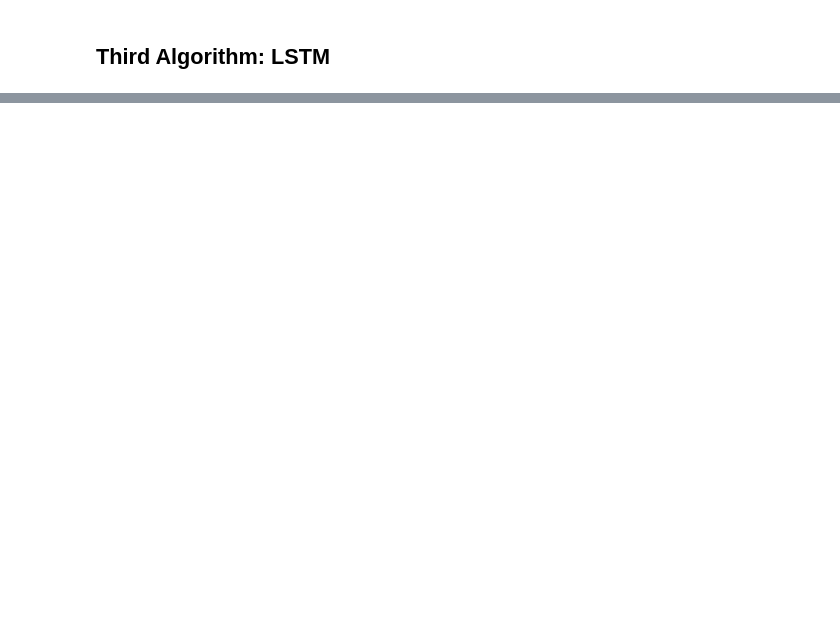
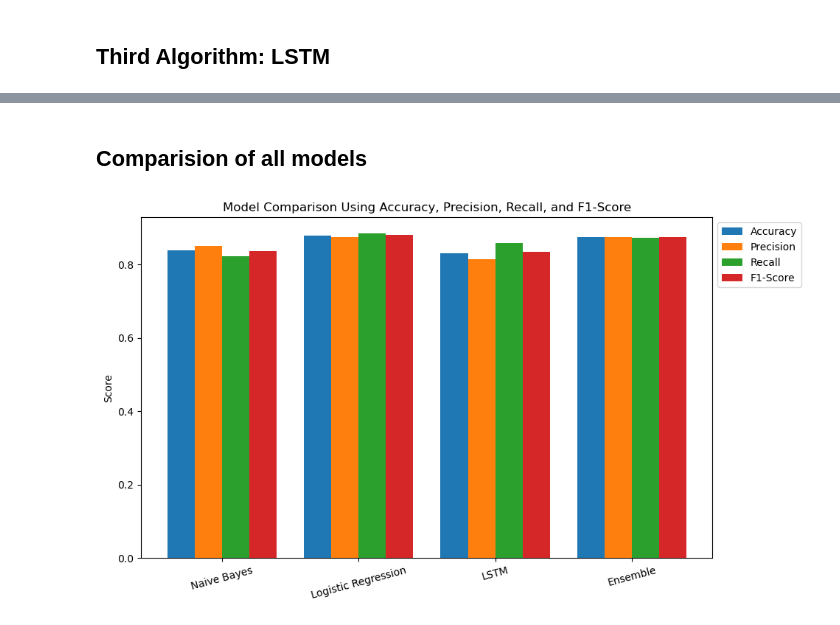
Before and after one commit to shakyaa89/Movie-Reviews-Sentiment-Analysis, a Jupyter notebook: 23048469 Shashwat Shakya.ipynb, the cells around one changed output, grey strips where cells are left out. Cells and saved outputs as stored; diff of their text form; code cells hidden in the pictures; blank space fills up the shorter version.

```diff
--- a/23048469 Shashwat Shakya.ipynb
+++ b/23048469 Shashwat Shakya.ipynb
@@ -394,0 +467,2 @@ plt.show()
+# %% [markdown]
+## Comparision of all models
@@ -394,0 +475,45 @@ plt.show()
+# %%
+# Calculating the accuracy, precision, recall, and f1-score of logistic regression model
+lr_accuracy = accuracy_score(y_test, lr_pred)
+lr_precision = precision_score(y_test, lr_pred)
+lr_recall = recall_score(y_test, lr_pred)
+lr_f1 = f1_score(y_test, lr_pred)
+# %%
+# Calculating the accuracy, precision, recall, and f1-score of LSTM model
+lstm_accuracy = accuracy_score(y_test, lstm_pred)
+lstm_precision = precision_score(y_test, lstm_pred)
+lstm_recall = recall_score(y_test, lstm_pred)
+lstm_f1 = f1_score(y_test, lstm_pred)
+# %%
+# Calculating the accuracy, precision, recall, and f1-score of ensemble model
+ensemble_accuracy = accuracy_score(y_test, ensemble_pred)
+ensemble_precision = precision_score(y_test, ensemble_pred)
+ensemble_recall = recall_score(y_test, ensemble_pred)
+ensemble_f1 = f1_score(y_test, ensemble_pred)
+# %%
+# Creating lists of accuracy, precision, recall and f1-score
+models_accuracy = [nb_accuracy, lr_accuracy, lstm_accuracy, ensemble_accuracy]
+models_precision = [nb_precision, lr_precision, lstm_precision, ensemble_precision]
+models_recall = [nb_recall, lr_recall, lstm_recall, ensemble_recall]
+models_f1 = [nb_f1, lr_f1, lstm_f1, ensemble_f1]
+# %%
+# Model names for labels in graph
+models = ["Naive Bayes", "Logistic Regression", "LSTM", "Ensemble"]
+
+x = np.arange(len(models))
+
+# Plotting figure for bar graph
+plt.figure(figsize=(10, 6))
+plt.bar(x - 0.3, models_accuracy, 0.2, label="Accuracy")
+plt.bar(x - 0.1, models_precision, 0.2, label="Precision")
+plt.bar(x + 0.1, models_recall, 0.2, label="Recall")
+plt.bar(x + 0.3, models_f1, 0.2, label="F1-Score")
+
+# Labels, titles and legend of figure
+plt.xticks(x, models, rotation=15)
+plt.ylabel("Score")
+plt.title("Model Comparison Using Accuracy, Precision, Recall, and F1-Score")
+plt.legend(bbox_to_anchor=(1, 1))
+plt.show()
+# %% [output]
+[figure, added]
```
Also changed, not shown: parts of 17 cells of this notebook, 2 other files.
